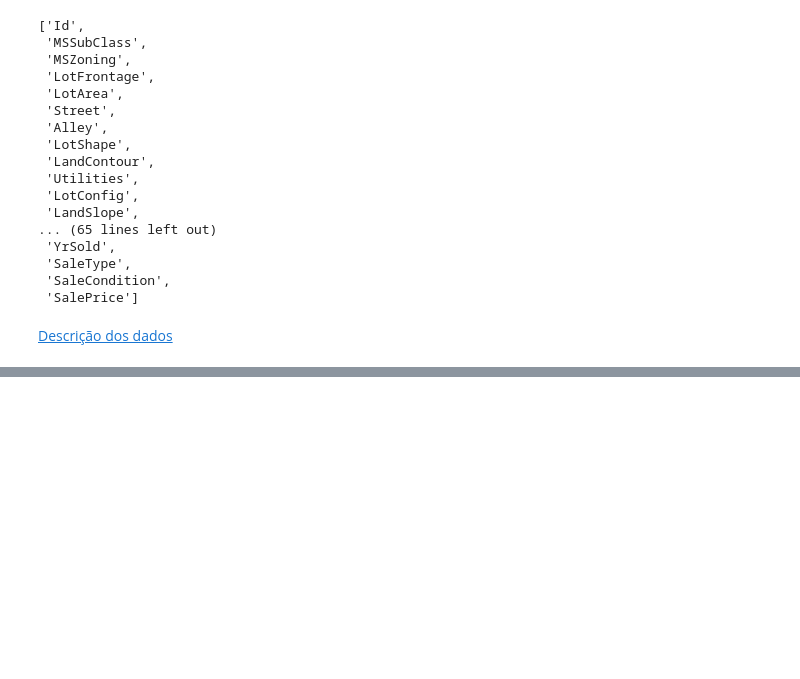
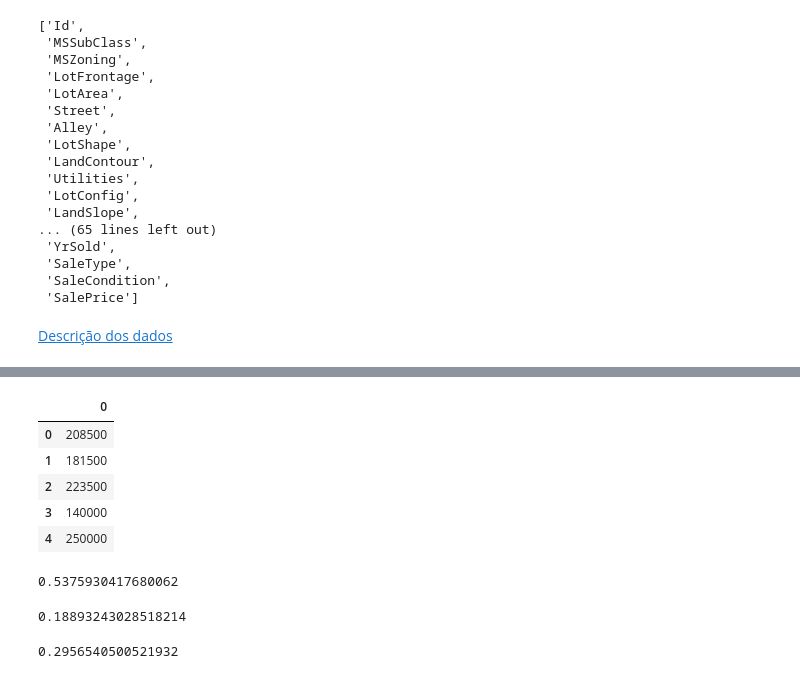
Before and after one commit to robsonrung/MLND-Capstone-Project, a Jupyter notebook: MLND-Capstone-Projeto.ipynb, the cells around one changed output, grey strips where cells are left out. Cells and saved outputs as stored; diff of their text form; code cells hidden in the pictures; blank space fills up the shorter version.

```diff
--- a/MLND-Capstone-Projeto.ipynb
+++ b/MLND-Capstone-Projeto.ipynb
@@ -88,0 +133,55 @@ model.evaluate(X_test, Y_test)
+# %%
+pd.DataFrame(Y).head()
+# %% [output]
+|  | 0 |
+| 0 | 208500 |
+| 1 | 181500 |
+| 2 | 223500 |
+| 3 | 140000 |
+| 4 | 250000 |
+# %%
+from sklearn.metrics import mean_squared_error
+from sklearn.metrics import r2_score
+from math import sqrt
+# sqrt(mean_squared_error(Y_resultado, Y_test))
+
+import numpy as np
+
+def rmsle(y, y0):
+    assert len(y) == len(y0)
+    return np.sqrt(np.mean(np.power(np.log1p(y)-np.log1p(y0), 2)))
+
+df_Y_cheat = df_Y_test["original"] - 7000
+# df_Y_cheat.columns = ["cheat"]
+# df_Y_cheat
+# rmsle(Y_test, Y_cheat)
+
+# df_join_2 = df_Y_test.join(df_Y_cheat, lsuffix='_caller', rsuffix='_other')
+# df_join_2["diferenca"] = df_join_2["original_caller"] - df_join_2["original_other"]
+# df_Y_test["original"].values
+# df_Y_cheat.values
+# rmsle(df_Y_test["original"].values, df_Y_cheat.values)
+
+rmsle(Y_test, Y_resultado)
+# %% [output]
+0.5375930417680062
+# %%
+from sklearn.linear_model import LinearRegression
+
+reg = LinearRegression().fit(X_train, Y_train)
+
+Y_resultado_2 = reg.predict(X_test)
+
+rmsle(Y_test, Y_resultado_2)
+# %% [output]
+0.18893243028518214
+# %%
+from sklearn.tree import DecisionTreeClassifier
+
+clf = DecisionTreeClassifier().fit(X_train, Y_train)
+
+Y_resultado_3 = clf.predict(X_test)
+
+rmsle(Y_test, Y_resultado_3)
+# %% [output]
+0.2956540500521932
```
Also changed, not shown: parts of 7 cells of this notebook, 1 other file.
